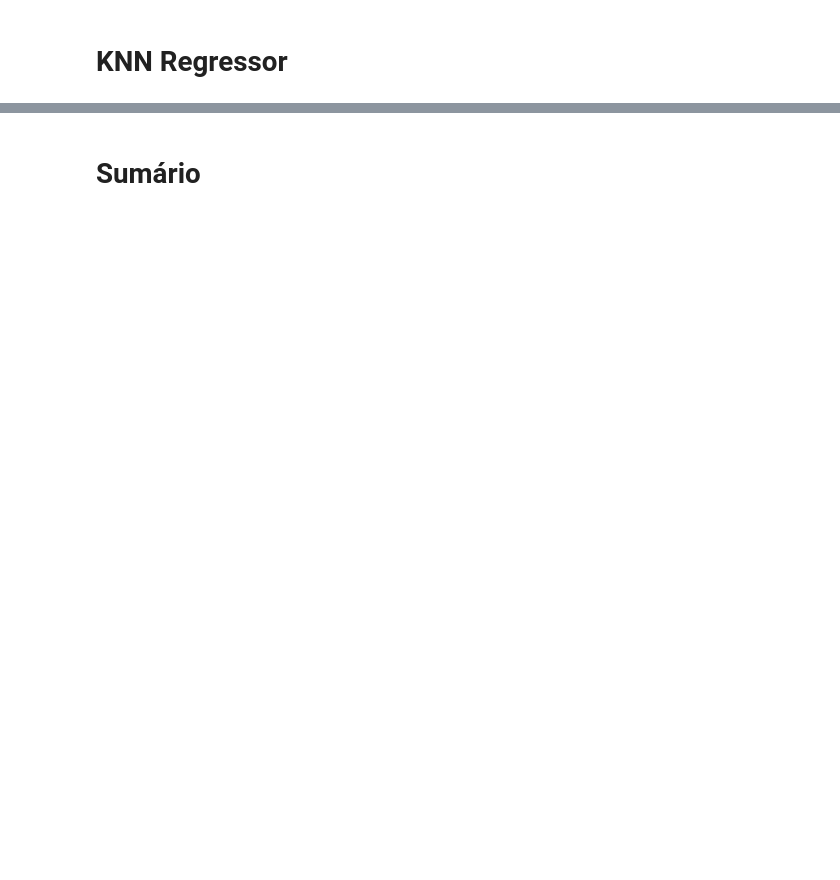
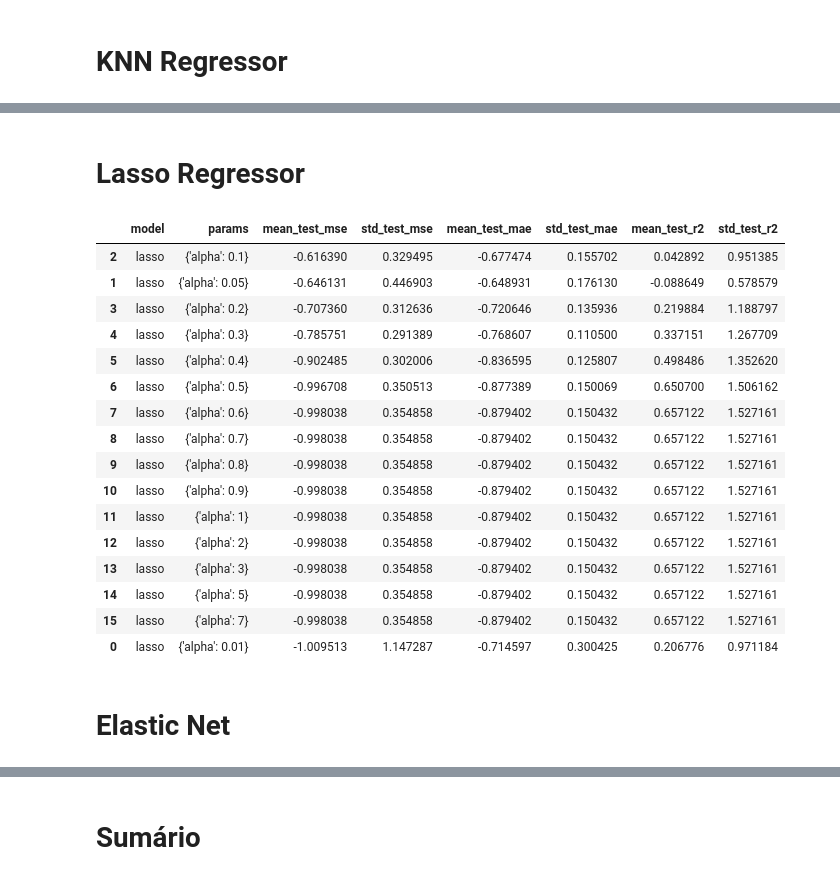
Before and after one commit to kenzosakiyama/BBBert20, a Jupyter notebook: model_analysis/grid_search_results/grid_search_analysis.ipynb, the cells around one changed output, grey strips where cells are left out. Saved outputs shown, nothing was run; the diff lists cells and outputs as text; code cells hidden in the pictures; blank space fills up the shorter version.

```diff
--- a/model_analysis/grid_search_results/grid_search_analysis.ipynb
+++ b/model_analysis/grid_search_results/grid_search_analysis.ipynb
@@ -159,3 +159,34 @@ grid_search_df.sort_values('mean_test_mse', ascending=False)
 | 22 | knn | {'metric': 'chebyshev', 'n_neighb... | -0.820804 | 0.420960 | -0.780040 | 0.196787 | 0.181632 | 0.676270 |
 | 23 | knn | {'metric': 'chebyshev', 'n_neighb... | -0.820804 | 0.420960 | -0.780040 | 0.196787 | 0.181632 | 0.676270 |
 | 0 | knn | {'metric': 'minkowski', 'n_neighb... | -1.227834 | 0.896314 | -0.839290 | 0.369760 | 2.077879 | 4.925152 |
+# %% [markdown]
+# Lasso Regressor
+# %%
+PATH = 'lasso_grid_search_results.csv'
+# %%
+grid_search_df = pd.read_csv(PATH)
+grid_search_df["model"] = "lasso"
+grid_search_df = grid_search_df[["model", 'params', 'mean_test_mse', 'std_test_mse', 'mean_test_mae', 'std_test_mae', 'mean_test_r2', 'std_test_r2']]
+summary_df = summary_df.append(grid_search_df, ignore_index=True)
+# %%
+grid_search_df.sort_values('mean_test_mse', ascending=False)
+# %% [output]
+|  | model | params | mean_test_mse | std_test_mse | mean_test_mae | std_test_mae | mean_test_r2 | std_test_r2 |
+| 2 | lasso | {'alpha': 0.1} | -0.616390 | 0.329495 | -0.677474 | 0.155702 | 0.042892 | 0.951385 |
+| 1 | lasso | {'alpha': 0.05} | -0.646131 | 0.446903 | -0.648931 | 0.176130 | -0.088649 | 0.578579 |
+| 3 | lasso | {'alpha': 0.2} | -0.707360 | 0.312636 | -0.720646 | 0.135936 | 0.219884 | 1.188797 |
+| 4 | lasso | {'alpha': 0.3} | -0.785751 | 0.291389 | -0.768607 | 0.110500 | 0.337151 | 1.267709 |
+| 5 | lasso | {'alpha': 0.4} | -0.902485 | 0.302006 | -0.836595 | 0.125807 | 0.498486 | 1.352620 |
+| 6 | lasso | {'alpha': 0.5} | -0.996708 | 0.350513 | -0.877389 | 0.150069 | 0.650700 | 1.506162 |
+| 7 | lasso | {'alpha': 0.6} | -0.998038 | 0.354858 | -0.879402 | 0.150432 | 0.657122 | 1.527161 |
+| 8 | lasso | {'alpha': 0.7} | -0.998038 | 0.354858 | -0.879402 | 0.150432 | 0.657122 | 1.527161 |
+| 9 | lasso | {'alpha': 0.8} | -0.998038 | 0.354858 | -0.879402 | 0.150432 | 0.657122 | 1.527161 |
+| 10 | lasso | {'alpha': 0.9} | -0.998038 | 0.354858 | -0.879402 | 0.150432 | 0.657122 | 1.527161 |
+| 11 | lasso | {'alpha': 1} | -0.998038 | 0.354858 | -0.879402 | 0.150432 | 0.657122 | 1.527161 |
+| 12 | lasso | {'alpha': 2} | -0.998038 | 0.354858 | -0.879402 | 0.150432 | 0.657122 | 1.527161 |
+| 13 | lasso | {'alpha': 3} | -0.998038 | 0.354858 | -0.879402 | 0.150432 | 0.657122 | 1.527161 |
+| 14 | lasso | {'alpha': 5} | -0.998038 | 0.354858 | -0.879402 | 0.150432 | 0.657122 | 1.527161 |
+| 15 | lasso | {'alpha': 7} | -0.998038 | 0.354858 | -0.879402 | 0.150432 | 0.657122 | 1.527161 |
+| 0 | lasso | {'alpha': 0.01} | -1.009513 | 1.147287 | -0.714597 | 0.300425 | 0.206776 | 0.971184 |
+# %% [markdown]
+# Elastic Net
```
Also changed, not shown: parts of 12 cells of this notebook, 6 other files.
